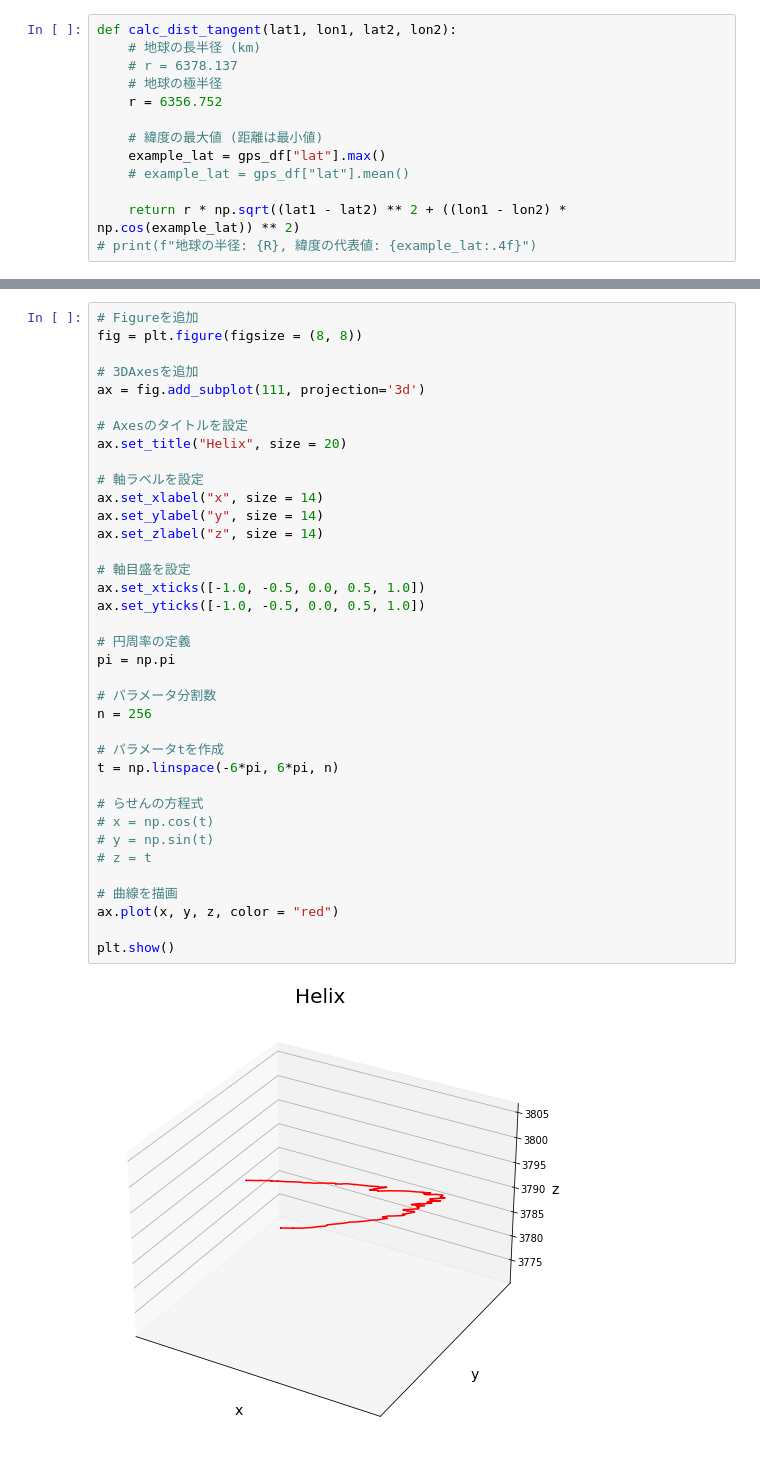
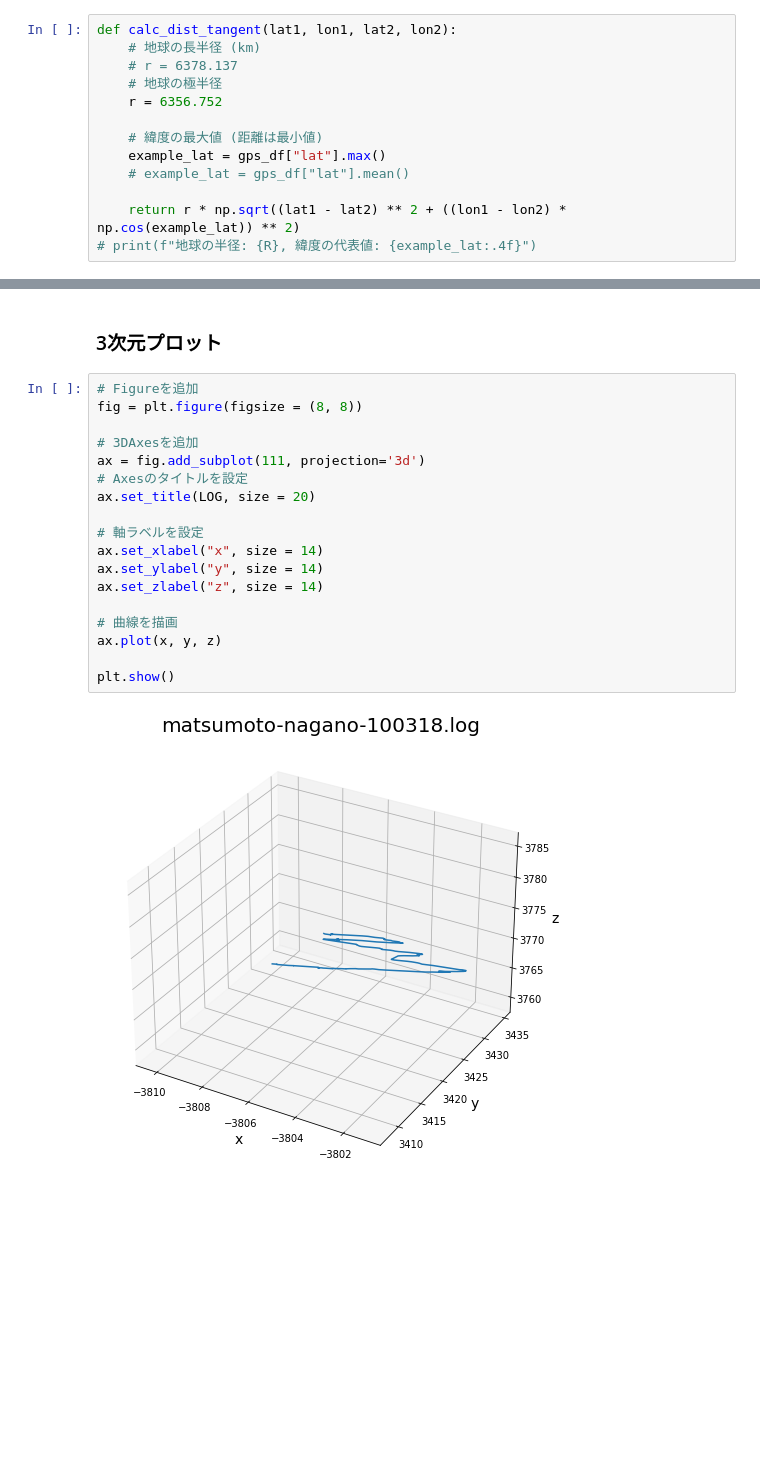
Before and after one commit to asano-lab/oasobi, a Jupyter notebook: kadai10/test.ipynb, the cells around one changed output, grey strips where cells are left out. Saved outputs shown, nothing was run; the diff lists cells and outputs as text; blank space fills up the shorter version.

```diff
--- a/kadai10/test.ipynb
+++ b/kadai10/test.ipynb
@@ -339,39 +336,22 @@ dtype: float64
-# %%
-# Figureを追加
-fig = plt.figure(figsize = (8, 8))
-
-# 3DAxesを追加
-ax = fig.add_subplot(111, projection='3d')
-
-# Axesのタイトルを設定
-ax.set_title("Helix", size = 20)
-
-# 軸ラベルを設定
-ax.set_xlabel("x", size = 14)
-ax.set_ylabel("y", size = 14)
-ax.set_zlabel("z", size = 14)
-
-# 軸目盛を設定
-ax.set_xticks([-1.0, -0.5, 0.0, 0.5, 1.0])
-ax.set_yticks([-1.0, -0.5, 0.0, 0.5, 1.0])
-
-# 円周率の定義
-pi = np.pi
-
-# パラメータ分割数
-n = 256
-
-# パラメータtを作成
-t = np.linspace(-6*pi, 6*pi, n)
-
-# らせんの方程式
-# x = np.cos(t)
-# y = np.sin(t)
-# z = t
-
-# 曲線を描画
-ax.plot(x, y, z, color = "red")
-
-plt.show()
-# %% [output]
-[figure, removed]
+# %% [markdown]
+### 3次元プロット
+# %%
+# Figureを追加
+fig = plt.figure(figsize = (8, 8))
+
+# 3DAxesを追加
+ax = fig.add_subplot(111, projection='3d')
+# Axesのタイトルを設定
+ax.set_title(LOG, size = 20)
+
+# 軸ラベルを設定
+ax.set_xlabel("x", size = 14)
+ax.set_ylabel("y", size = 14)
+ax.set_zlabel("z", size = 14)
+
+# 曲線を描画
+ax.plot(x, y, z)
+
+plt.show()
+# %% [output]
+[figure, added]
```
Also changed, not shown: parts of 17 cells of this notebook.
